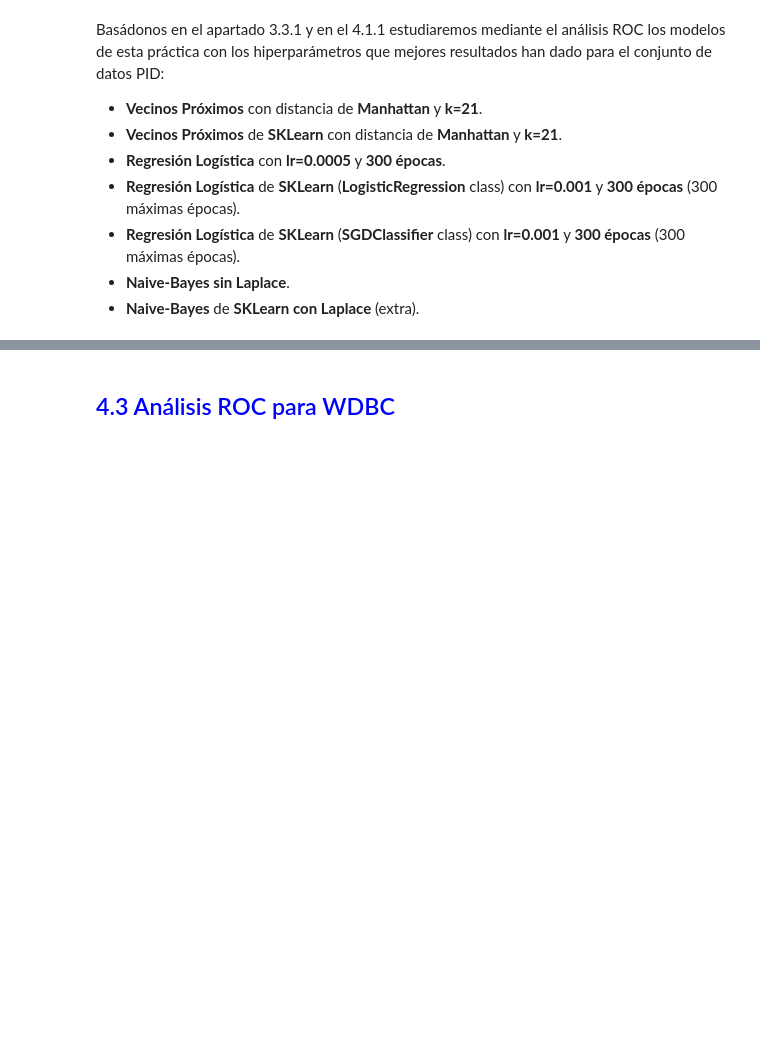
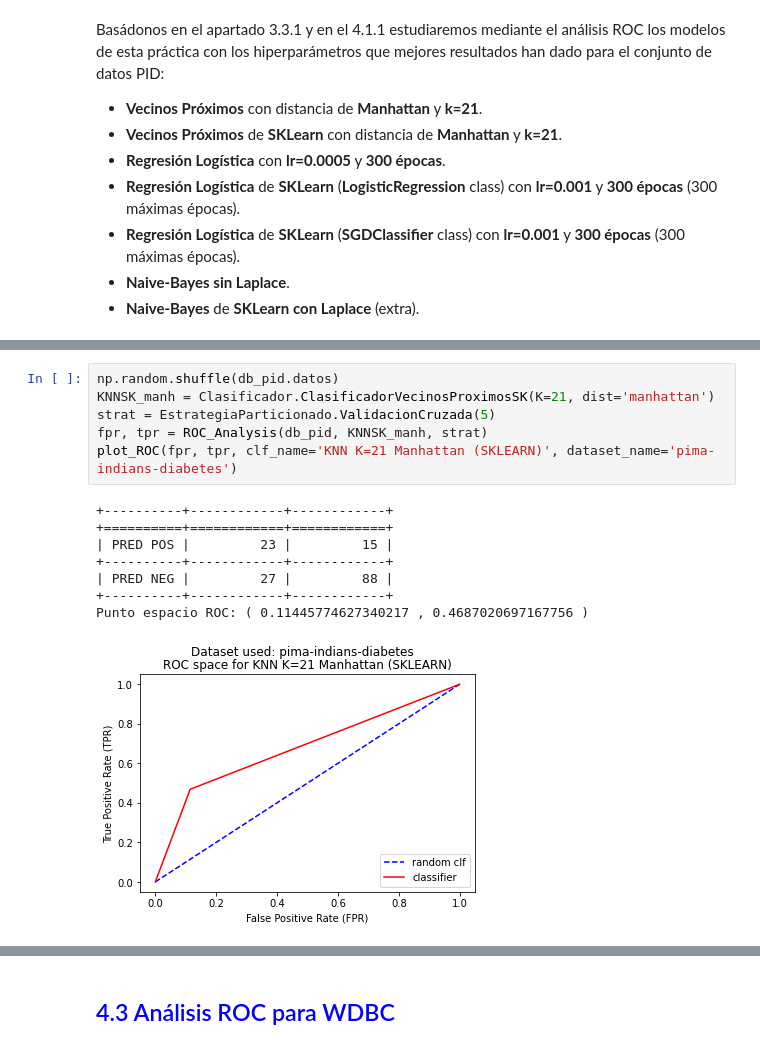
Before and after one commit to AlejandroSantorum/MachineLearning_Assignments, a Jupyter notebook: Assignment2/test_KNN-LR.ipynb, the cells around one changed output, grey strips where cells are left out. Drawn from its saved outputs; the diff is of its cells as text; blank space fills up the shorter version.

```diff
--- a/Assignment2/test_KNN-LR.ipynb
+++ b/Assignment2/test_KNN-LR.ipynb
@@ -1312,0 +1330,15 @@ Basádonos en el apartado 3.3.1 y en el 4.1.1 estudiaremos mediante el análisis
+# %%
+np.random.shuffle(db_pid.datos)
+KNNSK_manh = Clasificador.ClasificadorVecinosProximosSK(K=21, dist='manhattan')
+strat = EstrategiaParticionado.ValidacionCruzada(5)
+fpr, tpr = ROC_Analysis(db_pid, KNNSK_manh, strat)
+plot_ROC(fpr, tpr, clf_name='KNN K=21 Manhattan (SKLEARN)', dataset_name='pima-indians-diabetes')
+# %% [output]
++----------+------------+------------+
++==========+============+============+
+| PRED POS |         23 |         15 |
++----------+------------+------------+
+| PRED NEG |         27 |         88 |
++----------+------------+------------+
+Punto espacio ROC: ( 0.11445774627340217 , 0.4687020697167756 )
+[figure, added]
```
Also changed, not shown: parts of 23 cells of this notebook.
